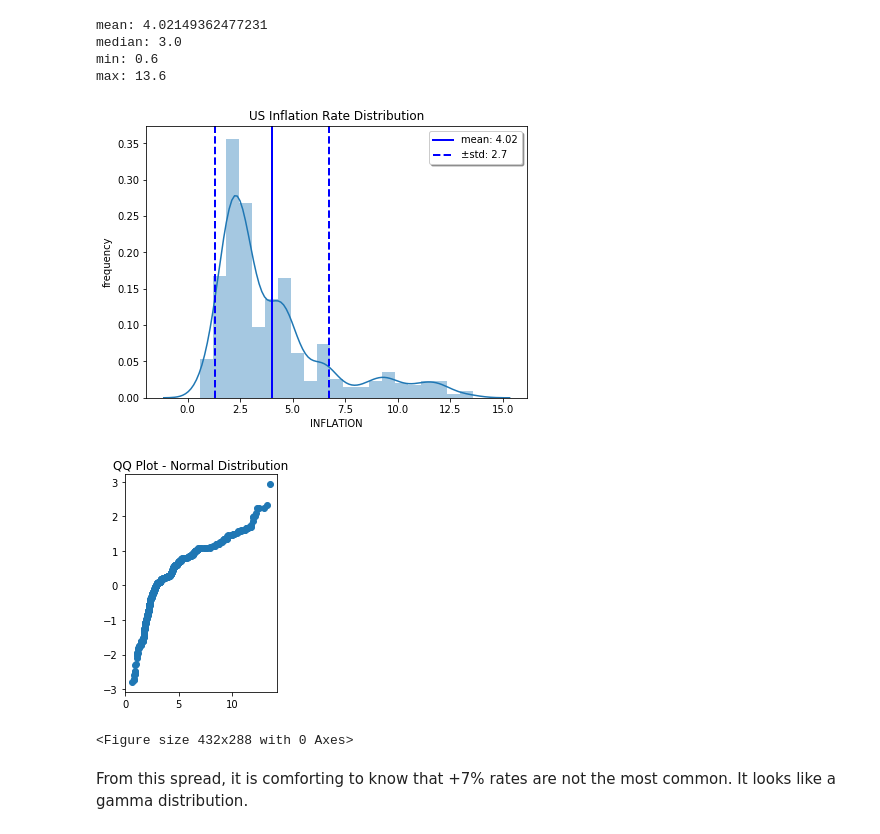
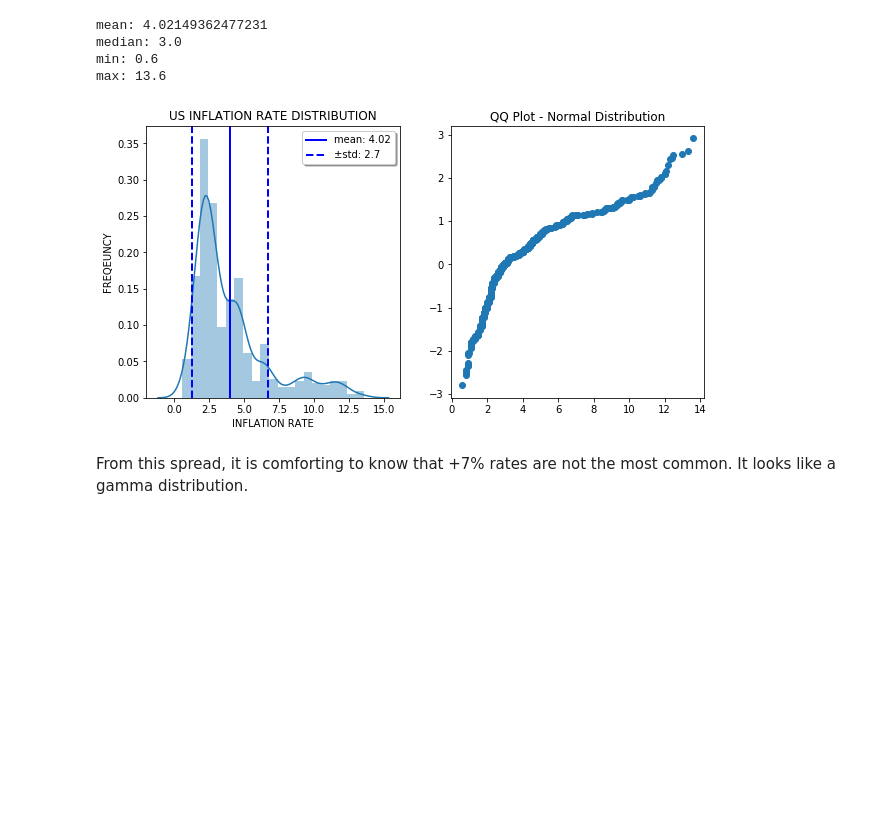
Before and after one commit to cnarrieta18/Thinkful, a Jupyter notebook: Capstone_1/data_visualization.ipynb, the cells around one changed output. Saved outputs shown, nothing was run; the diff lists cells and outputs as text; code cells hidden in the pictures; blank space fills up the shorter version.

Commit message:
fnializing report, created images directory, added combined plots function

```diff
--- a/Capstone_1/data_visualization.ipynb
+++ b/Capstone_1/data_visualization.ipynb
@@ -126,0 +124,3 @@ SyntaxError: invalid syntax (<ipython-input-11-0c4037ef6968>, line 2)
+# %%
+rates = rates.set_index('DATE')
+rates.index
@@ -139,8 +160,7 @@ Observations:
 # %%
-def summary_stat_plot(array, num_bins=20):
+def summary_stat_plot(plt, array, num_bins=20):
 
-    #Plot a histogram for rand1.
-#     plt.hist(array, bins=num_bins, color='c')
+    # Plot a histogram.
     sns.distplot(array)
 
     # Add a vertical line at the mean.
@@ -163,6 +183,8 @@ def summary_stat_plot(array, num_bins=20):
     # Add legend with mean and std
     plt.legend(shadow=True,loc=0)
 
-#     plt.savefig('hist_{}.png'.format(array.name))
+    plt.title('US {} RATE DISTRIBUTION'.format(array.name))
+    plt.xlabel('{} RATE'.format(array.name))
+    plt.ylabel('FREQEUNCY');
 
-    plt.show();
+    return plt
@@ -171,7 +191,5 @@ def summary_stat_plot(array, num_bins=20):
 # %%
-# QQ plot
-
-def qq_plot(series, distribution='normal'):
+def qq_plot(plt, series, distribution='normal'):
 
     # Making two variables.
     rand1 = np.random.normal(0, 1, len(series))
@@ -193,6 +211,18 @@ def qq_plot(series, distribution='normal'):
         plt.title('QQ Plot - Gamma Distribution')
         plt.plot(unknown_dist, rand2, "o")
 
-#     plt.savefig('QQplot_{}.png'.format(series.name))
-
-    plt.show();
+    return plt
+# %%
+def combine_plots(series):
+
+    plt.figure(figsize = [10,5])
+
+    # histogram
+    plt.subplot(1,2,1)
+    fig = summary_stat_plot(plt, series)
+
+    # qq plot
+    plt.subplot(1,2,2)
+    fig2 = qq_plot(fig, series)
+
+    fig2.savefig('Images/variable_analysis_{}.png'.format(series.name));
@@ -210,26 +248,9 @@ mean: 4.02149362477231
 median: 3.0
 min: 0.6
 max: 13.6
-# %%
-plt.figure(figsize = [15,5])
-
-# histogram
-plt.subplot(1,2,1)
-plt.title('US Inflation Rate Distribution')
-plt.xlabel('inflation rates')
-plt.ylabel('frequency')
-summary_stat_plot(rates['INFLATION'])
-
-# qq plot
-plt.subplot(1,2,2)
-qq_plot(rates['INFLATION'])
-
-plt.tight_layout()
-
-plt.savefig('variable_analysis_{}.png'.format(rates['INFLATION'].name));
-# %% [output]
-[figure, removed]
-[figure, removed]
-<Figure size 432x288 with 0 Axes>
+# %%
+combine_plots(rates['INFLATION'])
+# %% [output]
+[figure, added]
 # %% [markdown]
 From this spread, it is comforting to know that +7% rates are not the most common.  It looks like a gamma distribution.
```
Also changed, not shown: parts of 24 cells of this notebook, 26 other files.
